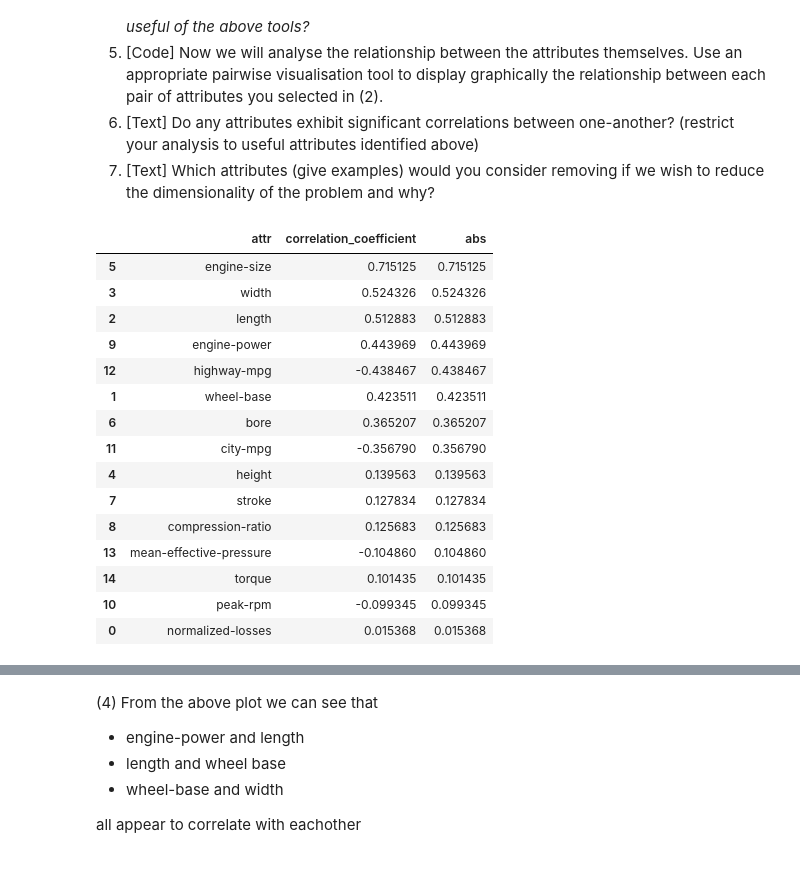
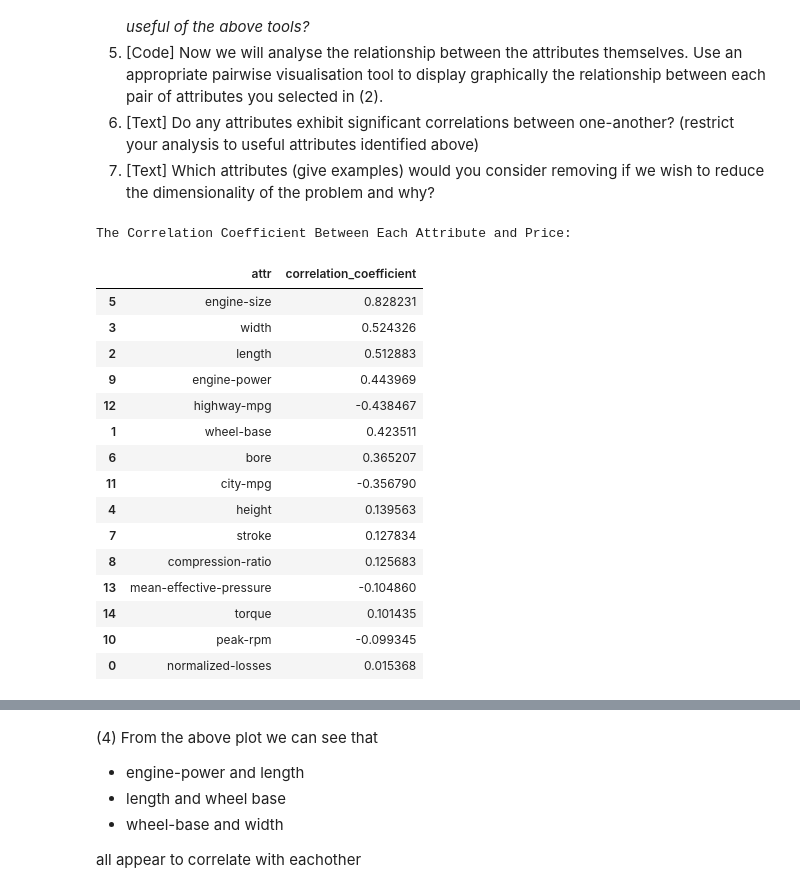
Before and after one commit to tjcdev/iaml, a Jupyter notebook: Assignments/02_LinearRegression.ipynb, the cells around one changed output, grey strips where cells are left out. Saved outputs shown, nothing was run; the diff lists cells and outputs as text; code cells hidden in the pictures.

```diff
--- a/Assignments/02_LinearRegression.ipynb
+++ b/Assignments/02_LinearRegression.ipynb
@@ -207,34 +207,36 @@ We will now examine the attributes in some detail. Familiarise yourself with the
 # %%
 # (1) A.
 # Calculate the correlation coefficients and store them in a numpy array
 prices = auto_numeric['price']
 attributes = auto_numeric.drop(columns=['price'])
 corrs = np.array([prices.corr(auto_numeric[attr]) for attr in attributes])
 
 # Store these coefficients in a pandas dataframe
 corrs_series = {'attr': auto_numeric.drop(columns=['price']).columns, 'correlation_coefficient': corrs}
 corrs = pd.DataFrame(data=corrs_series)
 
 # Now order the attributes by the correlation coeffiencts absolute value
 corrs['abs'] = abs(corrs['correlation_coefficient'])
-corrs.sort_values(by='abs', ascending=False)
+print("The Correlation Coefficient Between Each Attribute and Price:")
+corrs.sort_values(by='abs', ascending=False)[['attr', 'correlation_coefficient']]
 # %% [output]
+The Correlation Coefficient Between Each Attribute and Price:
-|  | attr | correlation_coefficient | abs |
-| 5 | engine-size | 0.715125 | 0.715125 |
-| 3 | width | 0.524326 | 0.524326 |
-| 2 | length | 0.512883 | 0.512883 |
-| 9 | engine-power | 0.443969 | 0.443969 |
-| 12 | highway-mpg | -0.438467 | 0.438467 |
-| 1 | wheel-base | 0.423511 | 0.423511 |
-| 6 | bore | 0.365207 | 0.365207 |
-| 11 | city-mpg | -0.356790 | 0.356790 |
-| 4 | height | 0.139563 | 0.139563 |
-| 7 | stroke | 0.127834 | 0.127834 |
-| 8 | compression-ratio | 0.125683 | 0.125683 |
-| 13 | mean-effective-pressure | -0.104860 | 0.104860 |
-| 14 | torque | 0.101435 | 0.101435 |
-| 10 | peak-rpm | -0.099345 | 0.099345 |
-| 0 | normalized-losses | 0.015368 | 0.015368 |
+|  | attr | correlation_coefficient |
+| 5 | engine-size | 0.828231 |
+| 3 | width | 0.524326 |
+| 2 | length | 0.512883 |
+| 9 | engine-power | 0.443969 |
+| 12 | highway-mpg | -0.438467 |
+| 1 | wheel-base | 0.423511 |
+| 6 | bore | 0.365207 |
+| 11 | city-mpg | -0.356790 |
+| 4 | height | 0.139563 |
+| 7 | stroke | 0.127834 |
+| 8 | compression-ratio | 0.125683 |
+| 13 | mean-effective-pressure | -0.104860 |
+| 14 | torque | 0.101435 |
+| 10 | peak-rpm | -0.099345 |
+| 0 | normalized-losses | 0.015368 |
 # %%
 # B.
 sns.pairplot(data=auto_numeric, x_vars=auto_numeric.drop(columns=['price']).columns[:5], y_vars=['price'])
```
Also changed, not shown: parts of 31 cells of this notebook.
